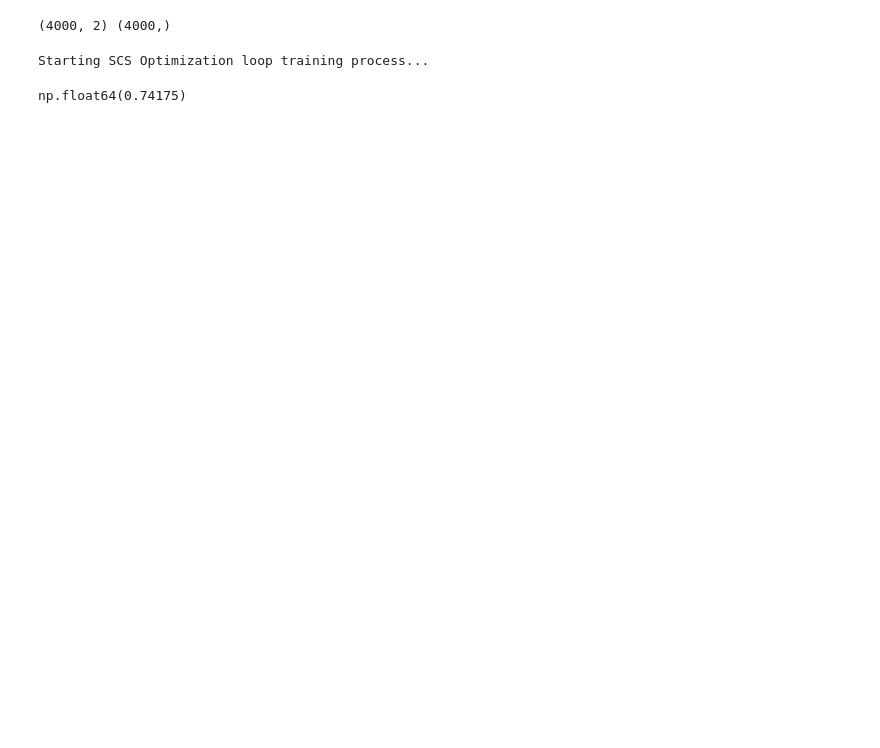
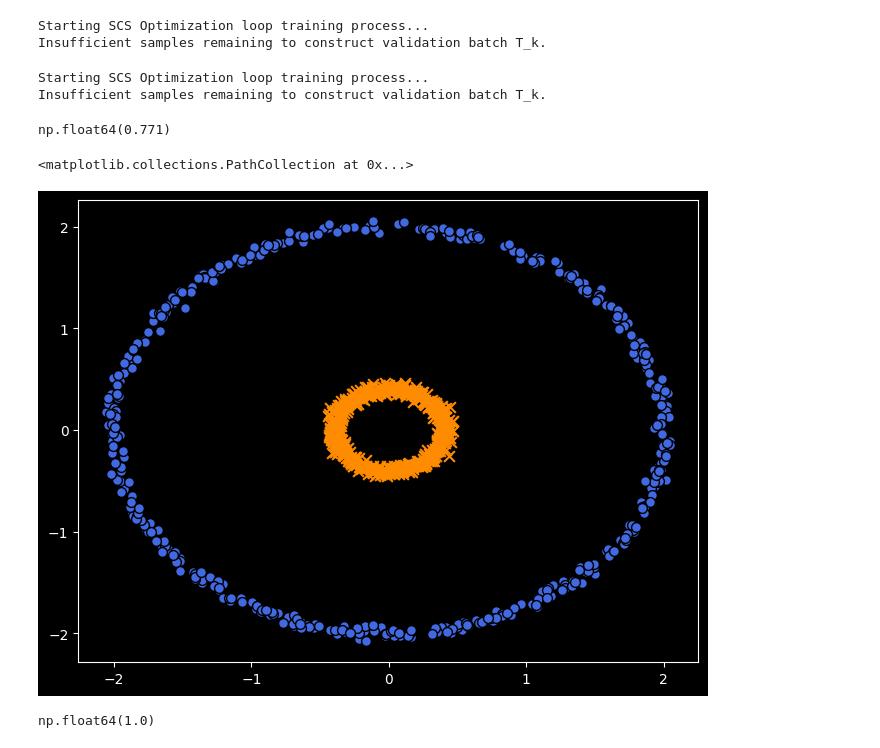
Before and after one commit to PioRow/Stochastic_Conjugete_subgradient_algorithm_for_kernel_SVM, a Jupyter notebook: tests.ipynb, the cells around one changed output. Cells and saved outputs as stored; diff of their text form; code cells hidden in the pictures; blank space fills up the shorter version.

```diff
--- a/tests.ipynb
+++ b/tests.ipynb
@@ -13,7 +12,7 @@ def generate_nested_circles(n_samples=500, noise=0.04):
 
         # Outer Ring (Class +1)
         theta_out = np.linspace(0, 2 * np.pi, half_samples, endpoint=False)
-        X_out = np.vstack([np.cos(theta_out), np.sin(theta_out)]).T
+        X_out = np.vstack([2*np.cos(theta_out), 2*np.sin(theta_out)]).T
 
         # Inner Ring (Class -1)
         theta_in = np.linspace(0, 2 * np.pi, half_samples, endpoint=False)
@@ -28,3 +27,13 @@ X, y = generate_nested_circles(n_samples=5000, noise=0.03)
 shuffle_idx = np.arange(len(X))
 np.random.shuffle(shuffle_idx)
 X, y = X[shuffle_idx], y[shuffle_idx]
+split = int(0.8 * len(X))
+X_train, X_test = X[:split], X[split:]
+y_train, y_test = y[:split], y[split:]
+model = StochasticConjugateSubgradientAlgorithm(gamma_rbf=3, verbose=True)
+
+print("\nStarting SCS Optimization loop training process...")
+model.fit(X_train, y_train, max_iter=1000, batch_size=1)
+# %% [output]
+Starting SCS Optimization loop training process...
+Insufficient samples remaining to construct validation batch T_k.
@@ -35,15 +40,43 @@ y_train, y_test = y[:split], y[split:]
-# %%
-print(X_train.shape,y_train.shape)
-# %% [output]
-(4000, 2) (4000,)
 # %%
-model = StochasticConjugateSubgradientAlgorithm(gamma_rbf=4.0, verbose=True)
-
-print("\nStarting SCS Optimization loop training process...")
-model.fit(X_train, y_train, max_iter=25, batch_size=8)
 # %% [output]
 Starting SCS Optimization loop training process...
+Insufficient samples remaining to construct validation batch T_k.
 # %%
-np.mean(model.predict(X_train)==y_train)
+np.mean(model.predict(X_test)==y_test)
 # %% [output]
-np.float64(0.74175)
+np.float64(0.771)
+# %%
+y_pred=model.predict(X_test)
+class_plus = X_test[y_pred == 1]
+class_minus = X_test[y_pred == -1]
+
+# Create the figure
+plt.figure(figsize=(8, 6))
+
+# Plot Class +1 (e.g., as blue circles)
+plt.scatter(
+    class_plus[:, 0],
+    class_plus[:, 1],
+    color='royalblue',
+    marker='o',
+    edgecolors='k',
+    s=50,
+    label='Class +1'
+)
+
+# Plot Class -1 (e.g., as orange crosses)
+plt.scatter(
+    class_minus[:, 0],
+    class_minus[:, 1],
+    color='darkorange',
+    marker='x',
+    s=60,
+    label='Class -1'
+)
+# %% [output]
+<matplotlib.collections.PathCollection at 0x...>
+[figure, added]
+# %%
+np.mean(y_pred==y_test)
+# %% [output]
+np.float64(1.0)
```
Also changed, not shown: parts of 2 cells of this notebook.
